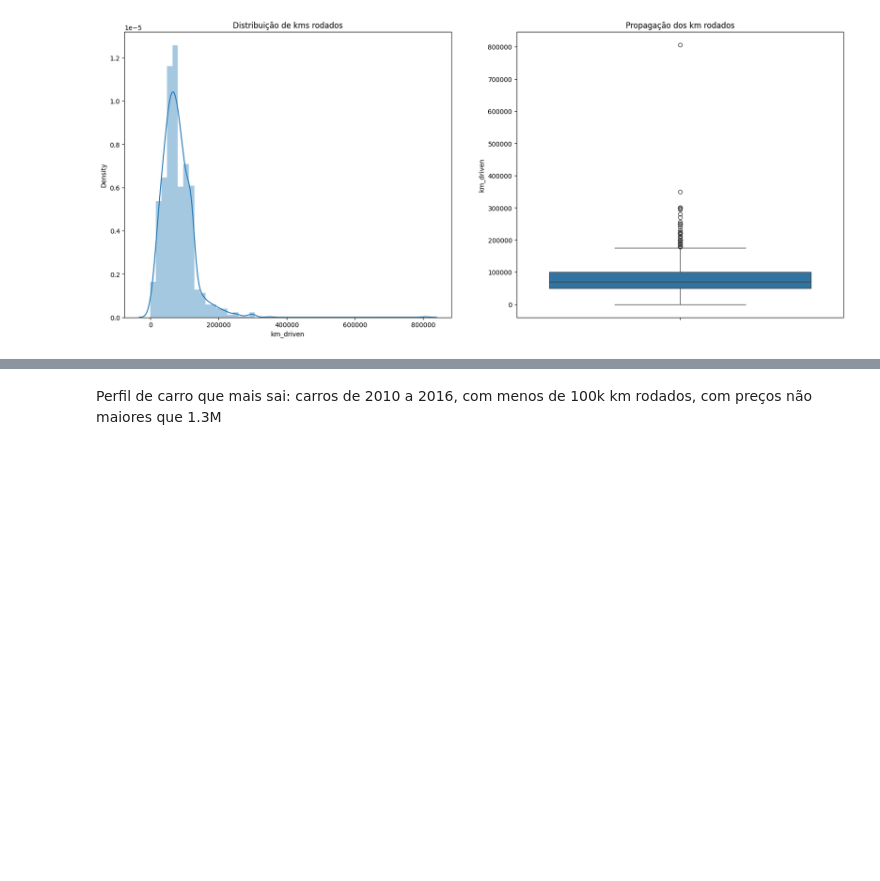
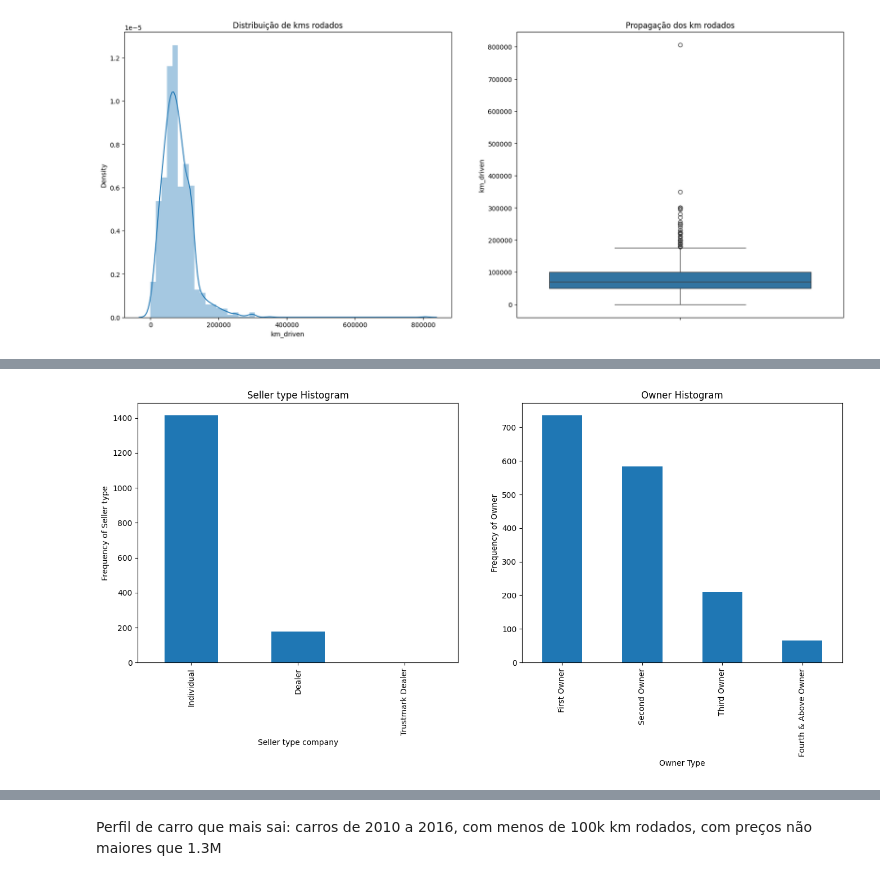
Before and after one commit to Kammer02/A3, a Jupyter notebook: src/notebooks/a3.ipynb, the cells around one changed output, grey strips where cells are left out. Saved outputs shown, nothing was run; the diff lists cells and outputs as text; code cells hidden in the pictures; blank space fills up the shorter version.

```diff
--- a/src/notebooks/a3.ipynb
+++ b/src/notebooks/a3.ipynb
@@ -183,0 +207,16 @@ plt.show()
+# %%
+plt.figure(figsize=(25, 6))
+
+plt.subplot(1,3,1)
+plt1 = data['seller_type'].value_counts().plot(kind='bar')
+plt.title('Seller type Histogram')
+plt1.set(xlabel = 'Seller type company', ylabel='Frequency of Seller type')
+
+plt.subplot(1,3,2)
+plt1 = data['owner'].value_counts().plot(kind='bar')
+plt.title('Owner Histogram')
+plt1.set(xlabel = 'Owner Type', ylabel='Frequency of Owner')
+
+plt.show()
+# %% [output]
+[figure, added]
```
Also changed, not shown: parts of 7 cells of this notebook.
